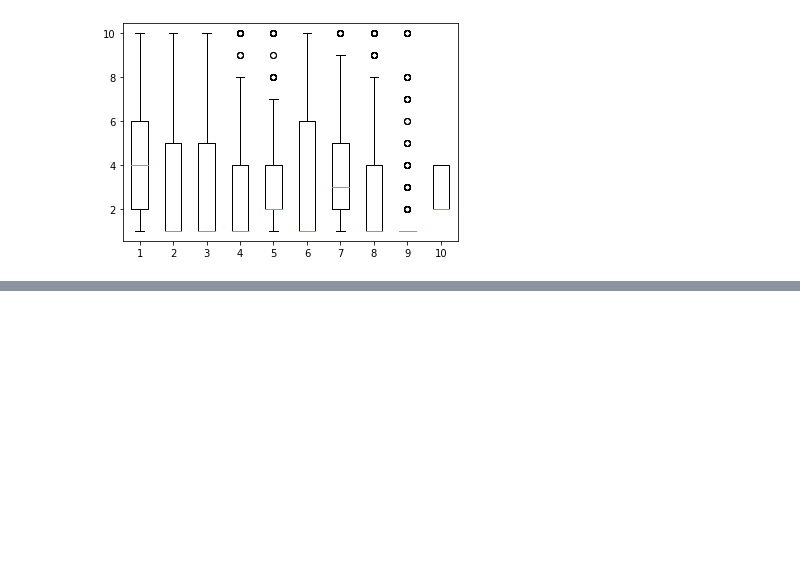
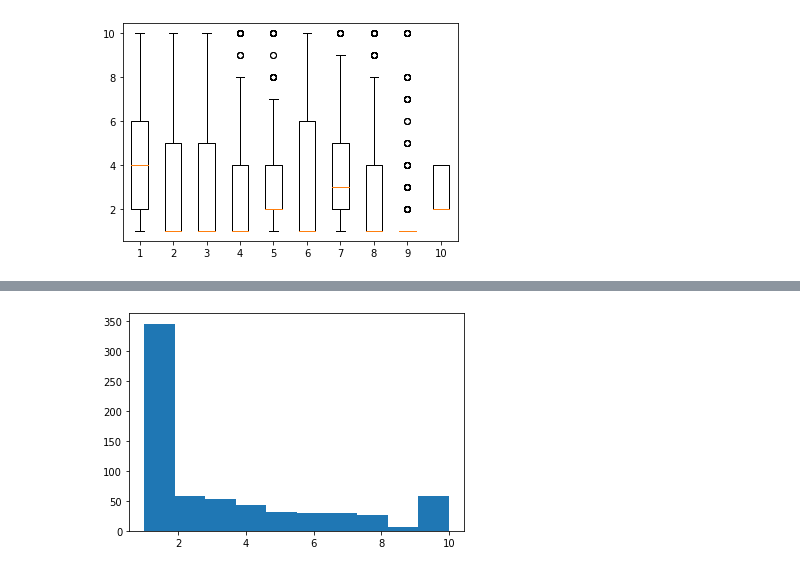
Before and after one commit to kyle-joseph/dss-lab-assignment-3, a Jupyter notebook: breast_cancer_winconsin.ipynb, the cells around one changed output, grey strips where cells are left out. Saved outputs shown, nothing was run; the diff lists cells and outputs as text; code cells hidden in the pictures; blank space fills up the shorter version.

```diff
--- a/breast_cancer_winconsin.ipynb
+++ b/breast_cancer_winconsin.ipynb
@@ -299,0 +312,5 @@ plt.show()
+# %%
+plt.hist([dataset['cell_shape_uniformity']])
+plt.show()
+# %% [output]
+[figure, added]
```
Also changed, not shown: parts of 10 cells of this notebook.
